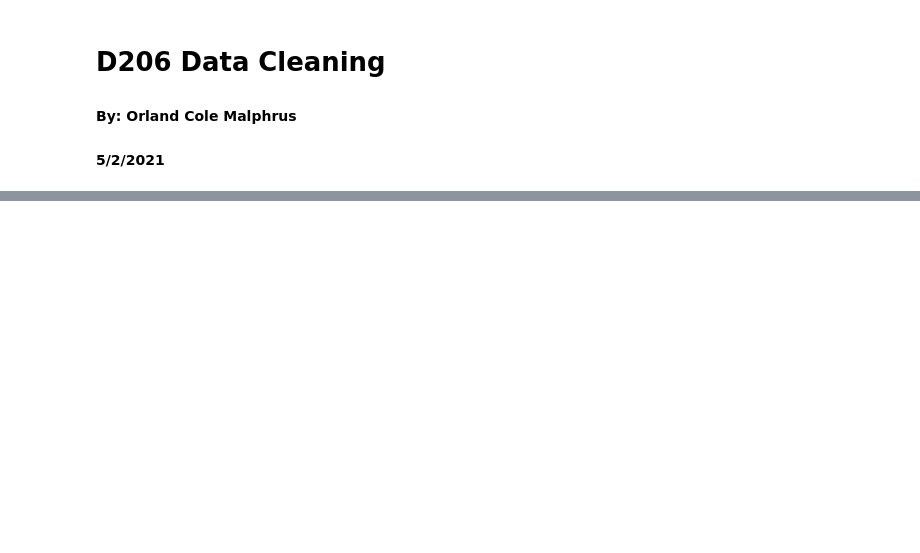
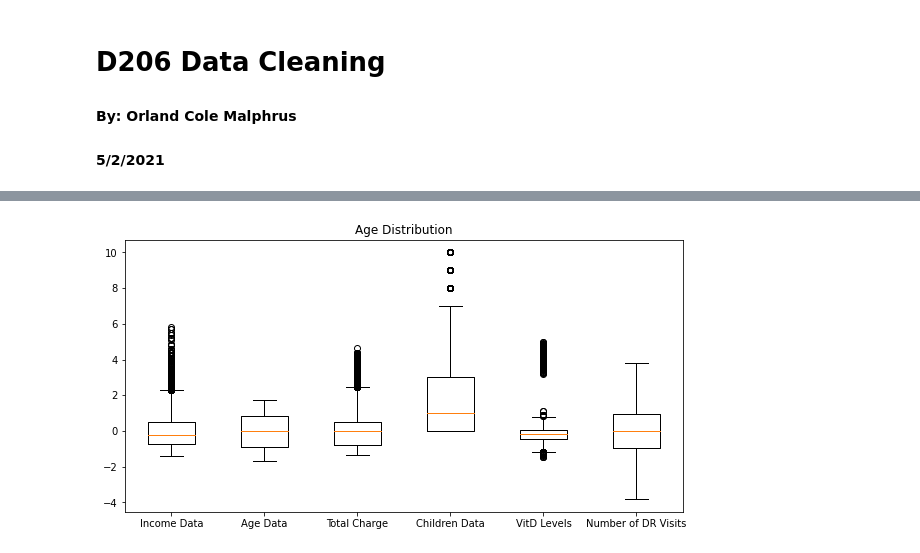
Before and after one commit to colemalphrus/data_cleaning_d206, a Jupyter notebook: D206.ipynb, the cells around one changed output, grey strips where cells are left out. Cells and saved outputs as stored; diff of their text form; code cells hidden in the pictures; blank space fills up the shorter version.

```diff
--- a/D206.ipynb
+++ b/D206.ipynb
@@ -32,0 +83,43 @@ df
+# %%
+boolLI = df["Age"].isnull()
+age_data = df.loc[~boolLI , "Age"]
+boolLI = df["Income"].isnull()
+income_data = df.loc[~boolLI , "Income"]
+boolLI = df["TotalCharge"].isnull()
+charge_data = df.loc[~boolLI , "TotalCharge"]
+boolLI = df["Children"].isnull()
+children_data = df.loc[~boolLI , "Children"]
+boolLI = df["VitD_levels"].isnull()
+vitd_data = df.loc[~boolLI , "VitD_levels"]
+boolLI = df["Doc_visits"].isnull()
+docvisit_data = df.loc[~boolLI , "Doc_visits"]
+
+
+std_income_data = (income_data - income_data.mean()) /income_data.std()
+std_age_data = (age_data - age_data.mean()) /age_data.std()
+std_total_charge = (charge_data - charge_data.mean()) /charge_data.std()
+std_children_data = (children_data - children_data.mean()) /children_data.std()
+std_vitd_data = (vitd_data - vitd_data.mean()) /vitd_data.std()
+std_docvisit_data = (docvisit_data - docvisit_data.mean()) /docvisit_data.std()
+
+plt.figure(figsize=(10,5))
+plt.title("Age Distribution")
+plt.boxplot([
+    std_income_data,
+    std_age_data,
+    std_total_charge,
+    children_data,
+    std_vitd_data,
+    std_docvisit_data
+])
+plt.xticks([1,2,3,4,5, 6],[
+    "Income Data",
+    "Age Data",
+    "Total Charge",
+    "Children Data",
+    "VitD Levels",
+    "Number of DR Visits"
+])
+plt.show()
+# %% [output]
+[figure, added]
```
Also changed, not shown: parts of 26 cells of this notebook.
